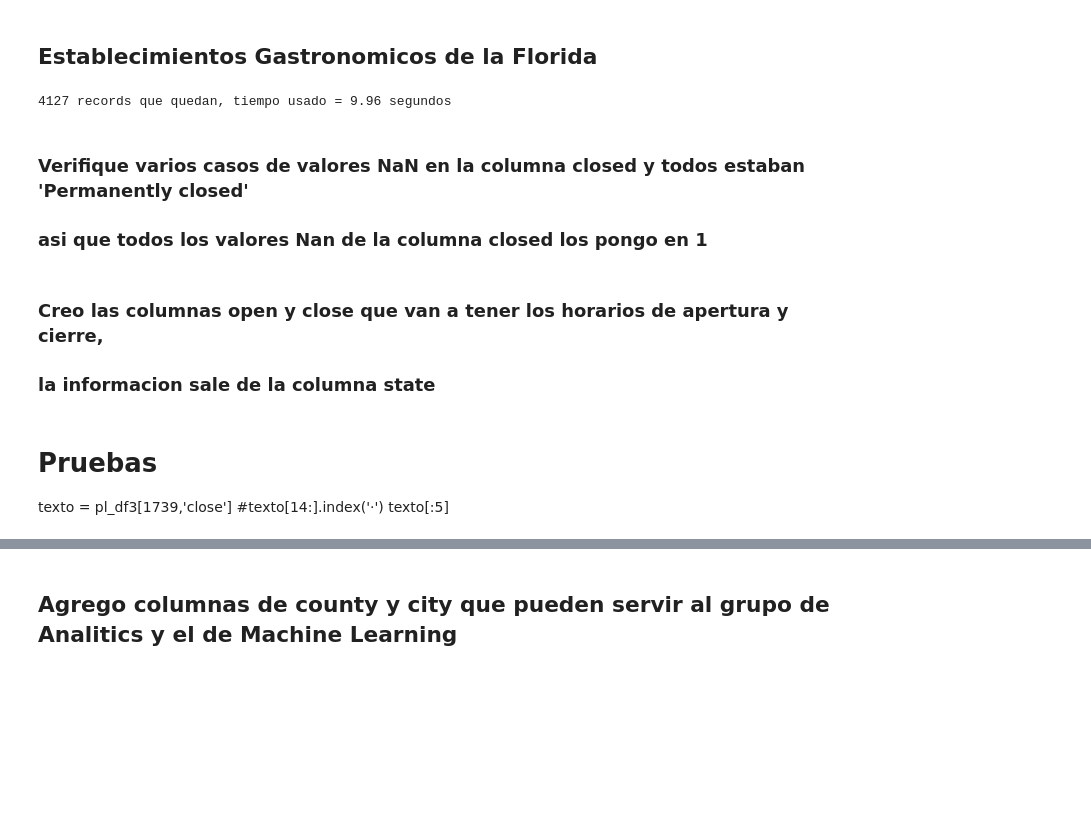
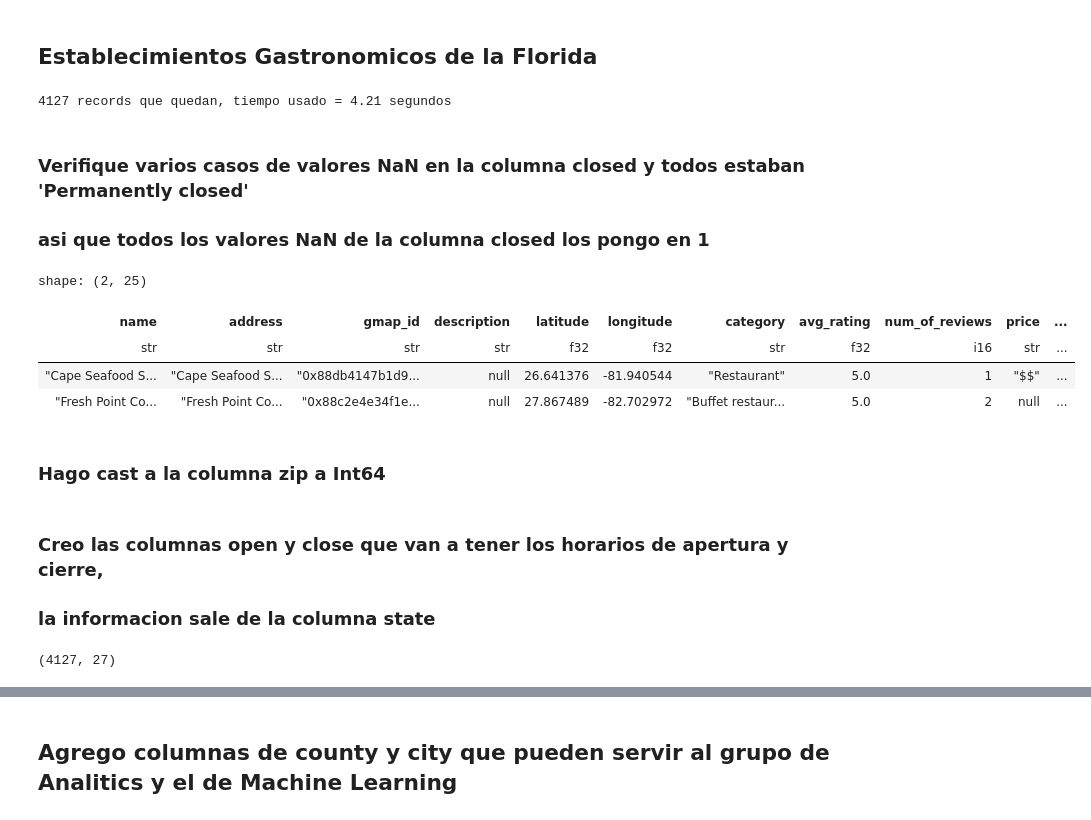
Before and after one commit to cristianpapini/PG_Google_Maps, a Jupyter notebook: Ornaldo/2-probando_tools(sitios).ipynb, the cells around one changed output, grey strips where cells are left out. Saved outputs shown, nothing was run; the diff lists cells and outputs as text; code cells hidden in the pictures; blank space fills up the shorter version.

```diff
--- a/Ornaldo/2-probando_tools(sitios).ipynb
+++ b/Ornaldo/2-probando_tools(sitios).ipynb
@@ -65,8 +61,11 @@ pl_df1 = (
     .with_columns(pl.col('state').apply(lambda x: 1 if 'PERMANENTLY CLOSED' in x.upper() else 0).alias('closed'))
     .with_columns(pl.col('address').apply(busca_street).alias('street'))
     # Solo los del estado de la Florida
-    .with_columns(pl.col('address').apply(busca_zip).alias('zip'))
-    .with_columns(pl.col('address').apply(busca_state).alias('st'))
+    .with_columns([
+        pl.col('address').apply(busca_zip).alias('zip'),
+        pl.col('address').apply(busca_state).alias('st'),
+        pl.col('address').apply(lambda x: x.split(',')[len(x.split(','))-2].strip().upper()).alias('City')
+    ])
     # Creo una columna que sea una copia de state para trabajarla y sacarle los horarios
     .with_columns(pl.col('state').alias('horario'))
     .filter(pl.col('st')=='FL')
@@ -76,12 +75,22 @@ pl_df1 = (
 )
 print(f"{pl_df1.shape[0]} records que quedan, tiempo usado = {round((time.time()-cur_time),2)} segundos")
 # %% [output]
-4127 records que quedan, tiempo usado = 9.96 segundos
+4127 records que quedan, tiempo usado = 4.21 segundos
 # %% [markdown]
 ### Verifique varios casos de valores NaN en la columna closed y todos estaban 'Permanently closed'
-### asi que todos los valores Nan de la columna closed los pongo en 1
+### asi que todos los valores NaN de la columna closed los pongo en 1
 # %%
 pl_df2 = pl_df1.with_columns(pl.col('closed')).fill_null(1)
+# %%
+pl_df2.head(2)
+# %% [output]
+shape: (2, 25)
+| name | address | gmap_id | description | latitude | longitude | category | avg_rating | num_of_reviews | price | ... |
+| str | str | str | str | f32 | f32 | str | f32 | i16 | str | ... |
+| "Cape Seafood S... | "Cape Seafood S... | "0x88db4147b1d9... | null | 26.641376 | -81.940544 | "Restaurant" | 5.0 | 1 | "$$" | ... |
+| "Fresh Point Co... | "Fresh Point Co... | "0x88c2e4e34f1e... | null | 27.867489 | -82.702972 | "Buffet restaur... | 5.0 | 2 | null | ... |
+# %% [markdown]
+### Hago cast a la columna zip a Int64
 # %%
 pl_df2 = pl_df2.with_columns(pl.col("zip").cast(pl.Int64))
 # %% [markdown]
@@ -146,9 +155,7 @@ pl_df3 = pl_df3.with_columns([
    pl.col('close').apply(rectifico_close)
 ])
 pd_df3 = pl_df3.to_pandas()
+pl_df3.shape
+# %% [output]
+(4127, 27)
-# %% [markdown]
-# Pruebas
-texto = pl_df3[1739,'close']
-#texto[14:].index('⋅')
-texto[:5]
 # %%
```
Also changed, not shown: parts of 35 cells of this notebook, 3 other files.
